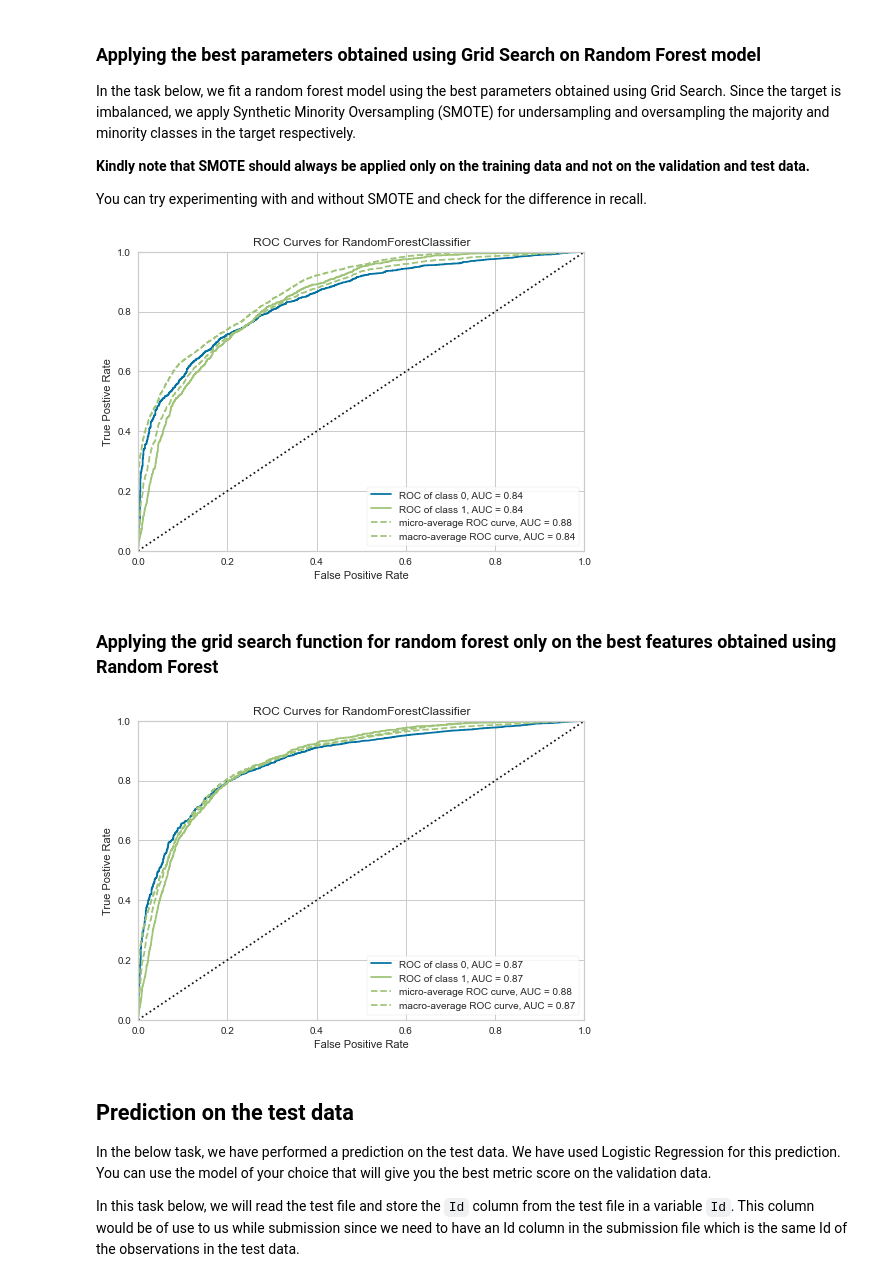
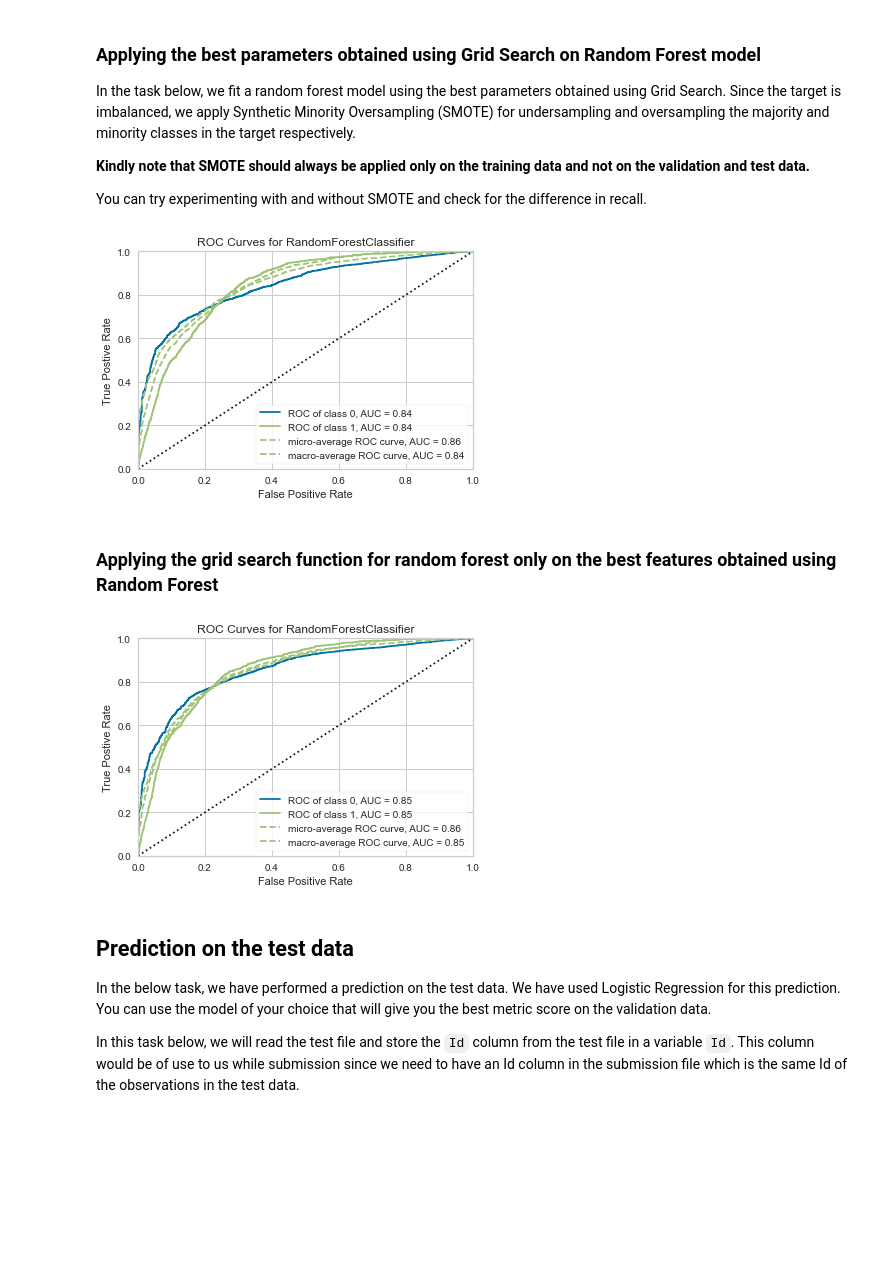
Before and after one commit to commit-live-students/Bootcamp_Problem_Statement, a Jupyter notebook: notebook/Day 3 Notebook.ipynb, the cells around one changed output. Cells and saved outputs as stored; diff of their text form; code cells hidden in the pictures; blank space fills up the shorter version.

```diff
--- a/notebook/Day 3 Notebook.ipynb
+++ b/notebook/Day 3 Notebook.ipynb
@@ -264,39 +266,39 @@ You can try experimenting with and without SMOTE and check for the difference in
 # %%
 from sklearn.metrics import roc_auc_score,roc_curve,classification_report
 from sklearn.model_selection import cross_val_score
 from imblearn.over_sampling import SMOTE
 from yellowbrick.classifier import roc_auc
 
 
 # A function to use smote
 def grid_search_random_forrest_best(dataframe,target):
 
     # splitting the data
     x_train,x_val,y_train,y_val = train_test_split(dataframe,target, test_size=0.3, random_state=42)
 
     # Applying Smote on train data for dealing with class imbalance
     smote = SMOTE()
 
     X_sm, y_sm =  smote.fit_sample(x_train, y_train)
 
-    rfc = RandomForestClassifier(n_estimators=11, max_features='auto', max_depth=8, criterion='entropy',random_state=42)
+    rfc = RandomForestClassifier(n_estimators=30, max_features='auto', max_depth=5, criterion='gini',random_state=42)
 
     rfc.fit(X_sm, y_sm)
     y_pred = rfc.predict(x_val)
     #print(classification_report(y_val, y_pred))
     #print(confusion_matrix(y_val, y_pred))
     visualizer = roc_auc(rfc,X_sm,y_sm,x_val,y_val)
 
 
 grid_search_random_forrest_best(X,y)
 # %% [output]
-[figure, old version]
+[figure, new version]
 # %% [markdown]
 ### Applying the grid search function for random forest only on the best features obtained using Random Forest
 # %%
 grid_search_random_forrest_best(X[['age', 'job', 'education', 'month', 'day_of_week', 'duration', 'campaign', 'poutcome']],y)
 # %% [output]
-[figure, old version]
+[figure, new version]
 # %% [markdown]
 ## Prediction on the test data
 
```
Also changed, not shown: parts of 7 cells of this notebook, 1 other file.
